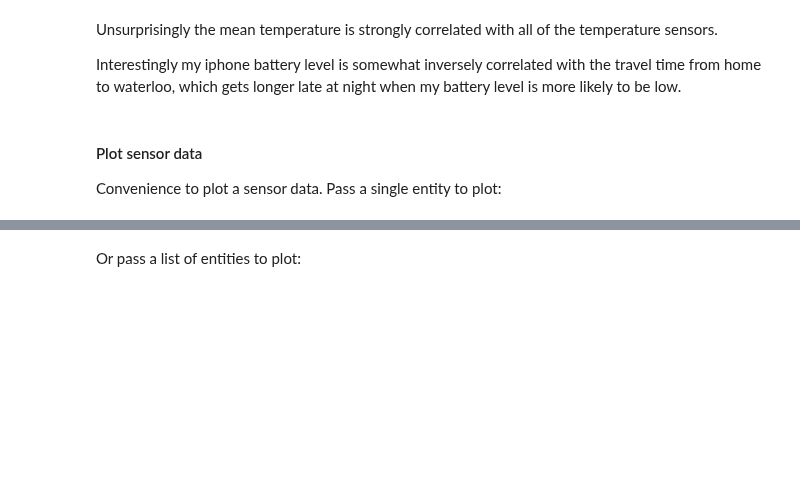
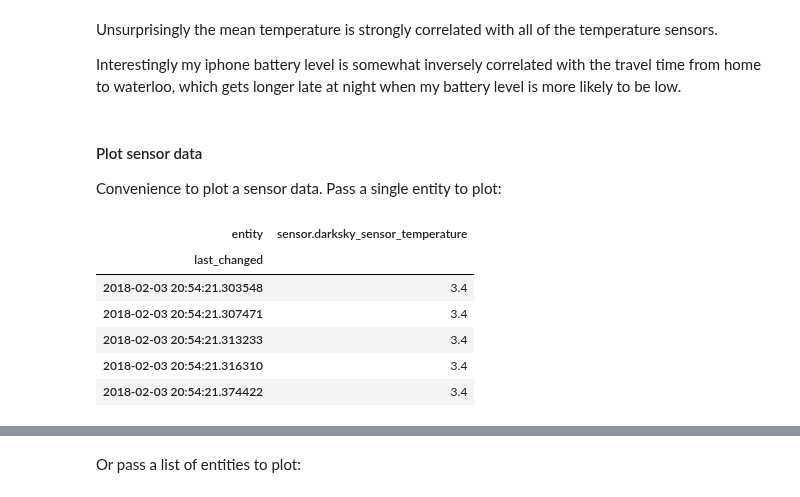
Before and after one commit to robmarkcole/HASS-data-detective, a Jupyter notebook: usage/Usage of detective.ipynb, the cells around one changed output, grey strips where cells are left out. Cells and saved outputs as stored; diff of their text form; code cells hidden in the pictures; blank space fills up the shorter version.

```diff
--- a/usage/Usage of detective.ipynb
+++ b/usage/Usage of detective.ipynb
@@ -115,6 +114,19 @@ Interestingly my iphone battery level is somewhat inversely correlated with the
 #### Plot sensor data
 Convenience to plot a sensor data.
 Pass a single entity to plot:
+# %%
+entities = helpers.ensure_list(['sensor.darksky_sensor_temperature'])
+?entities
+# %%
+sensors_num.data[entities].head()
+# %% [output]
+| entity | sensor.darksky_sensor_temperature |
+| last_changed |  |
+| 2018-02-03 20:54:21.303548 | 3.4 |
+| 2018-02-03 20:54:21.307471 | 3.4 |
+| 2018-02-03 20:54:21.313233 | 3.4 |
+| 2018-02-03 20:54:21.316310 | 3.4 |
+| 2018-02-03 20:54:21.374422 | 3.4 |
 # %%
 sensors_num.plot('sensor.darksky_sensor_temperature')
 # %% [output]
```
Also changed, not shown: parts of 19 cells of this notebook, 3 other files.
